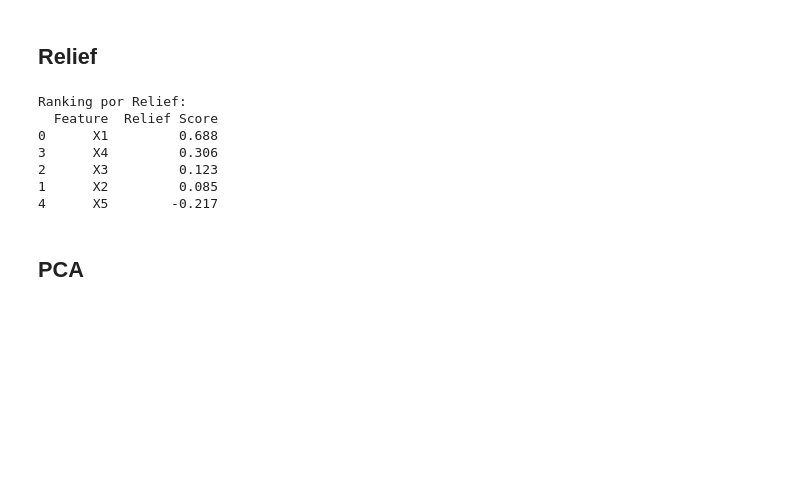
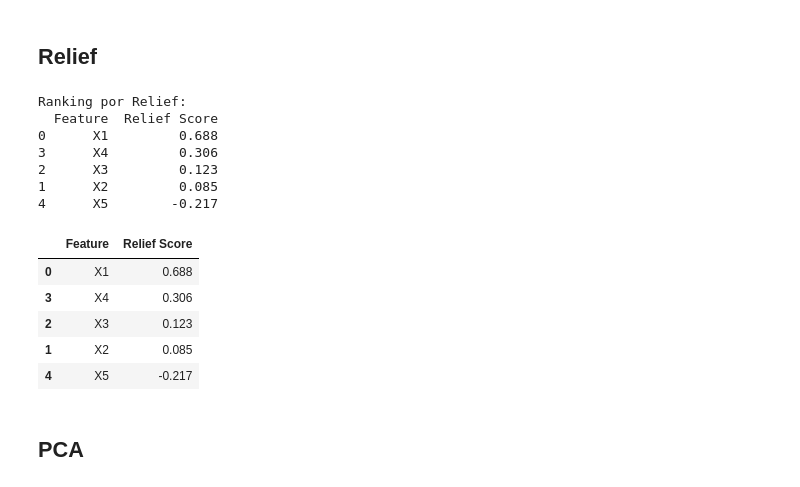
Before and after one commit to davidgc14/Mineria-Datos-UNED, a Jupyter notebook: Practica-2/laboratorio.ipynb, the cells around one changed output. Cells and saved outputs as stored; diff of their text form; code cells hidden in the pictures; blank space fills up the shorter version.

```diff
--- a/Practica-2/laboratorio.ipynb
+++ b/Practica-2/laboratorio.ipynb
@@ -119,6 +119,32 @@ Ranking por Relief:
 2      X3         0.123
 1      X2         0.085
 4      X5        -0.217
+# %%
+from skrebate import ReliefF
+
+# Configurar ReliefF
+relief = ReliefF(
+    n_neighbors=10,        # Semilla para reproducibilidad
+    discrete_threshold=10,  # Tratar todas las variables como discretas (booleanas)
+)
+
+# Ajustar el modelo y calcular los pesos
+relief.fit(X.values, y.values)
+
+# Crear DataFrame con los resultados
+relief_df = pd.DataFrame({
+    'Feature': X.columns,
+    'Relief Score': relief.feature_importances_
+}).sort_values(by='Relief Score', ascending=False)
+
+relief_df
+# %% [output]
+|  | Feature | Relief Score |
+| 0 | X1 | 0.688 |
+| 3 | X4 | 0.306 |
+| 2 | X3 | 0.123 |
+| 1 | X2 | 0.085 |
+| 4 | X5 | -0.217 |
 # %% [markdown]
 ## PCA
 # %%
```
Also changed, not shown: parts of 6 cells of this notebook.
